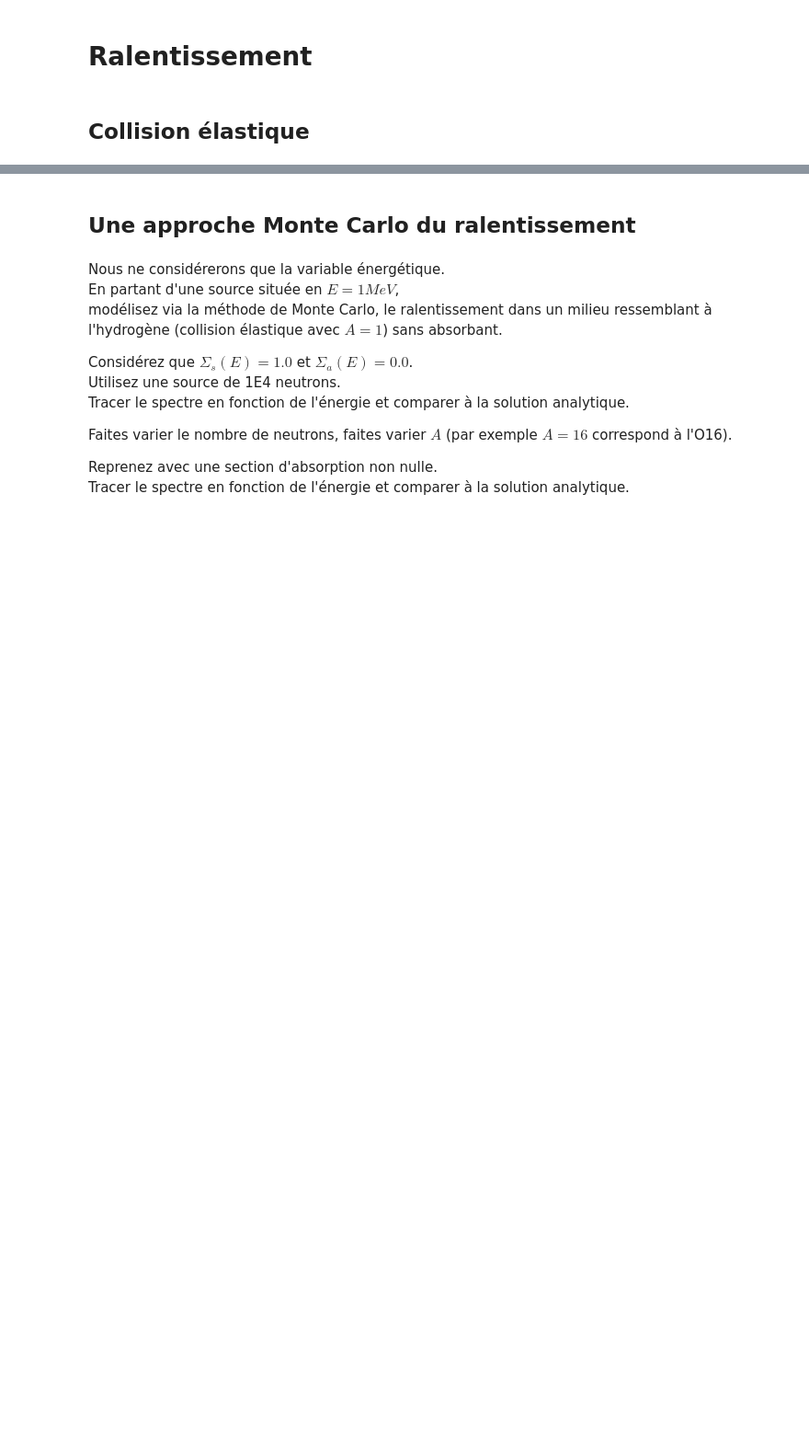
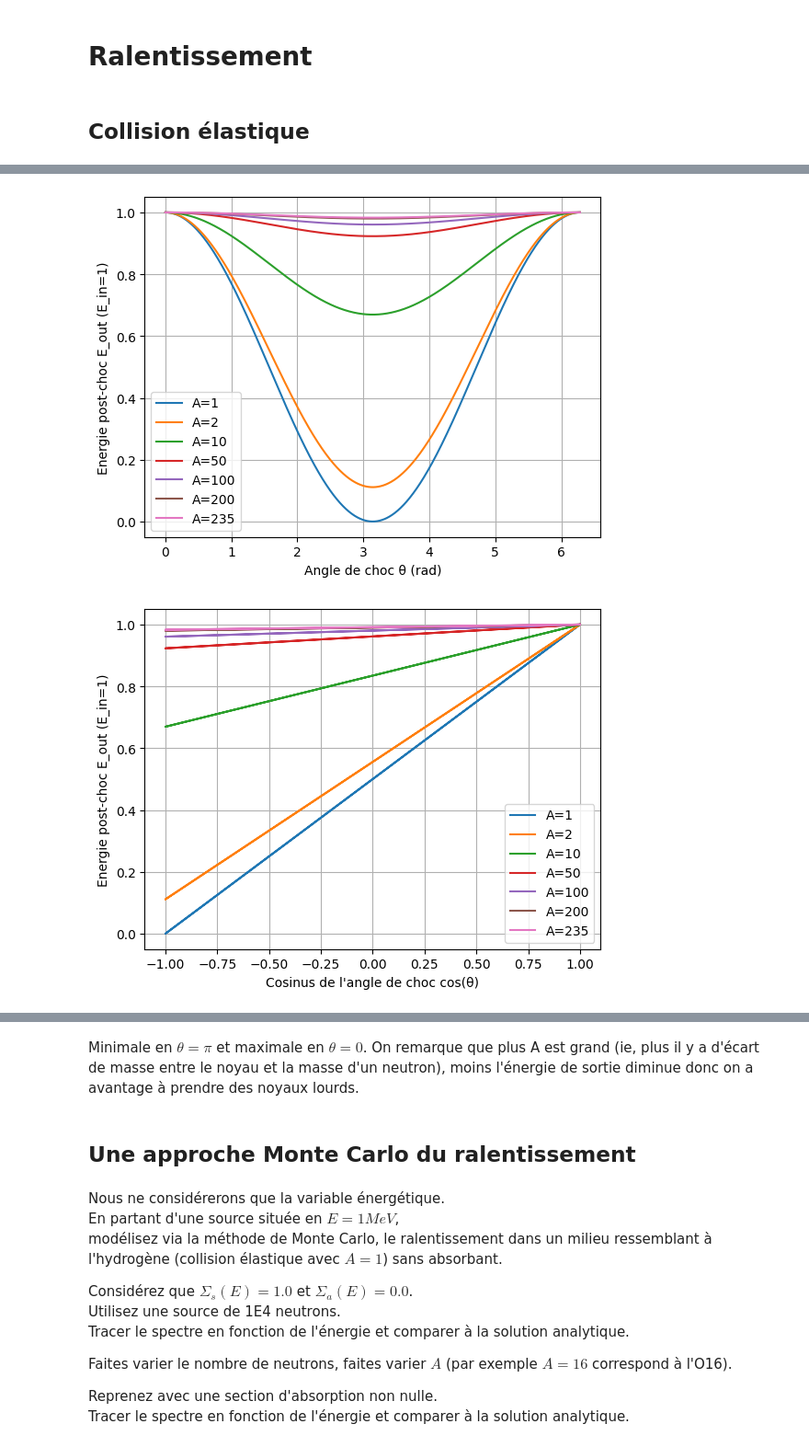
Before and after one commit to atlantis294/neutronic-ensta, a Jupyter notebook: exercices/04_ralentissement.ipynb, the cells around one changed output, grey strips where cells are left out. Shown at 92% size. Saved outputs shown, nothing was run; the diff lists cells and outputs as text; code cells hidden in the pictures; blank space fills up the shorter version.

```diff
--- a/exercices/04_ralentissement.ipynb
+++ b/exercices/04_ralentissement.ipynb
@@ -16,0 +77,55 @@ Commentez.
+# %%
+import numpy as np
+import matplotlib.pyplot as plt
+
+
+def f(theta,Ein=1,A=1):
+    """Calcul de l'énergie post-choc en fonction de l'angle de choc et du rapport de masse A
+
+    Args:
+        theta (int): _angle de choc_
+        Ein (int, optional): Energie pré-choc. Defaults to 1.
+        A (int, optional): Rapport de masse. Defaults to 1.
+
+    Returns:
+        int: Energie post-choc
+    """
+    Eout=Ein*(A**2+2*np.cos(theta)*A+1)/(1+A)**2
+    return Eout
+
+def cosPsi(cosTheta,A=1):
+    return (1+A*cosTheta)/np.sqrt(A**2+2*A*cosTheta+1)
+
+
+LA=[1,2,10,50,100,200,235]
+Tx=np.linspace(0,2*np.pi,1000)
+
+for A in LA:
+    Ty=f(Tx,A=A)
+    plt.plot(Tx, Ty, label='A={}'.format(A))
+plt.legend()
+plt.grid()
+plt.xlabel('Angle de choc θ (rad)')
+plt.ylabel('Energie post-choc E_out (E_in=1)')
+plt.show()
+
+for A in LA:
+    plt.plot(np.cos(Tx), f(Tx,A=A), label='A={}'.format(A))
+plt.legend()
+plt.grid()
+plt.xlabel('Cosinus de l\'angle de choc cos(θ)')
+plt.ylabel('Energie post-choc E_out (E_in=1)')
+plt.show()
+
+
+Tx=np.linspace(0,np.pi,1000)
+plt.plot(np.cos(Tx), cosPsi(np.cos(Tx)), label='A=1')
+plt.plot(np.cos(Tx), cosPsi(np.cos(Tx),A=2), label='A=2')
+plt.legend()
+plt.grid()
+plt.xlabel('Cosinus de l\'angle de choc cos(θ)')
+plt.ylabel('Cosinus de l\'angle de sortie cos(ψ)')
+plt.show()
+# %% [output]
+[figure, added]
+[figure, added]
@@ -17,3 +133,5 @@ Commentez.
+# %% [markdown]
+Minimale en $\theta=\pi$ et maximale en $\theta=0$. On remarque que plus A est grand (ie, plus il y a d'écart de masse entre le noyau et la masse d'un neutron), moins l'énergie de sortie diminue donc on a avantage à prendre des noyaux lourds.
 # %% [markdown]
 ## Une approche Monte Carlo du ralentissement
 # %% [markdown]
```
Also changed, not shown: parts of 7 cells of this notebook, 2 other files.
